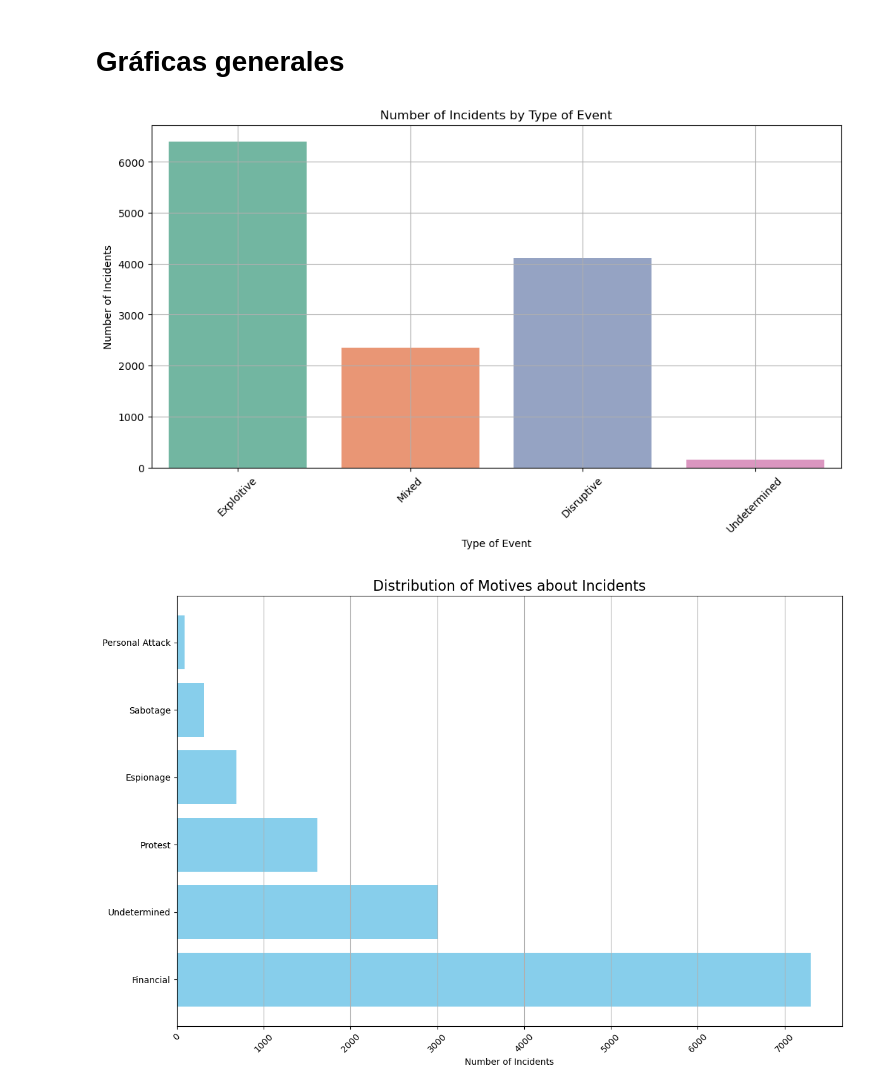
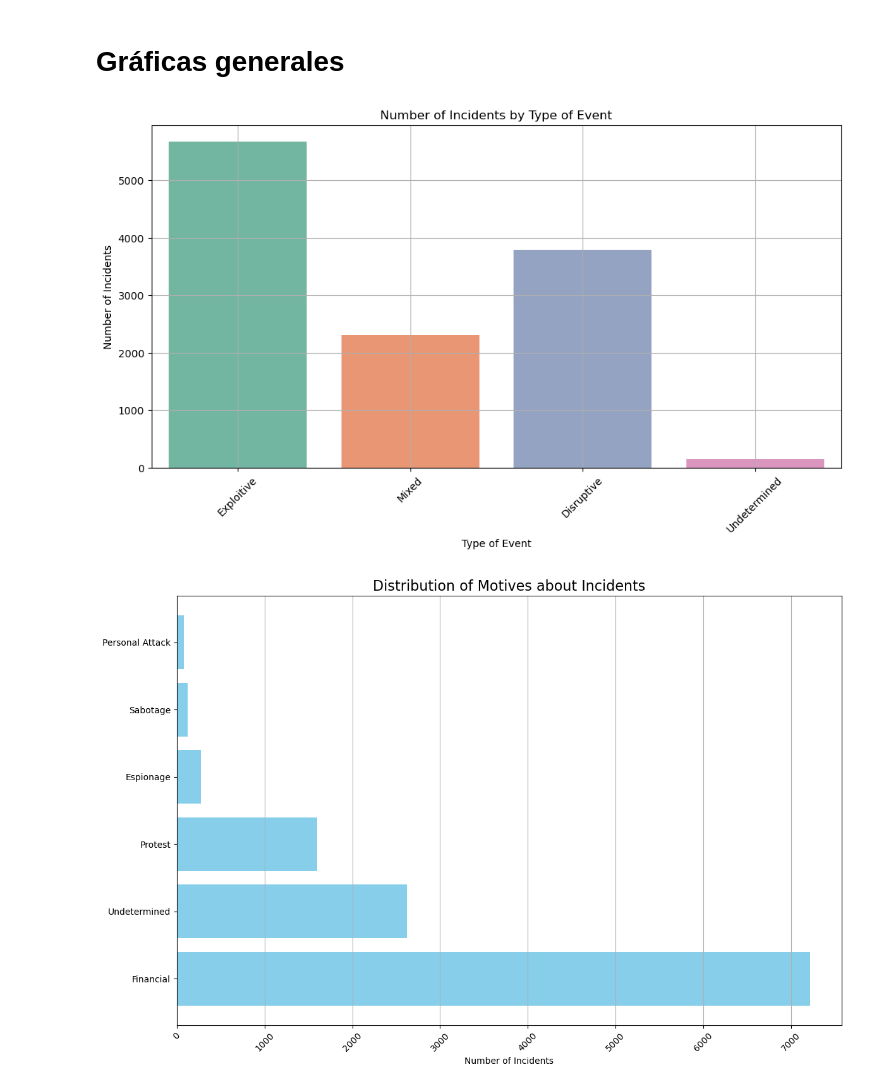
Before and after one commit to sdomialo/DeNexus_CSV-Analysis, a Jupyter notebook: CISSM_clean.ipynb, the cells around one changed output. Saved outputs shown, nothing was run; the diff lists cells and outputs as text; code cells hidden in the pictures.

```diff
--- a/CISSM_clean.ipynb
+++ b/CISSM_clean.ipynb
@@ -633,17 +633,17 @@ plt.show()
 # Gráficas generales
 # %%
 plt.figure(figsize=(12, 6))
-sns.countplot(data=df, x='event_type', palette='Set2')
+sns.countplot(data=df_cleaned, x='event_type', palette='Set2')
 plt.title('Number of Incidents by Type of Event')
 plt.xlabel('Type of Event')
 plt.ylabel('Number of Incidents')
 plt.xticks(rotation=45)
 plt.grid()
 plt.show()
 # %% [output]
-[figure, old version]
+[figure, new version]
 # %%
-motive_counts = df['motive'].value_counts()
+motive_counts = df_cleaned['motive'].value_counts()
 labels = motive_counts.index
 sizes = motive_counts.values
 
@@ -657,6 +657,6 @@ plt.grid(axis='x')
 plt.tight_layout()
 plt.show()
 # %% [output]
-[figure, old version]
+[figure, new version]
 # %%
 plt.figure(figsize=(12, 6))
```
Also changed, not shown: parts of 6 cells of this notebook, 1 other file.
